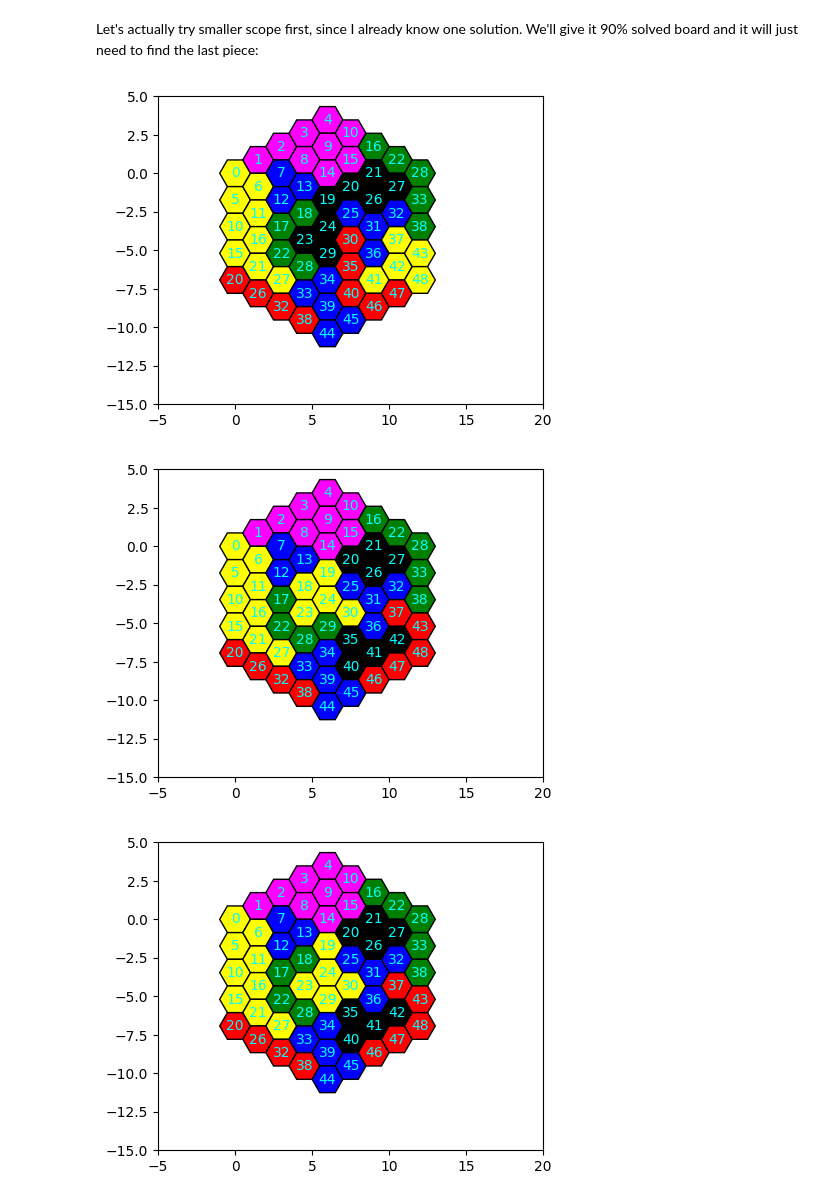
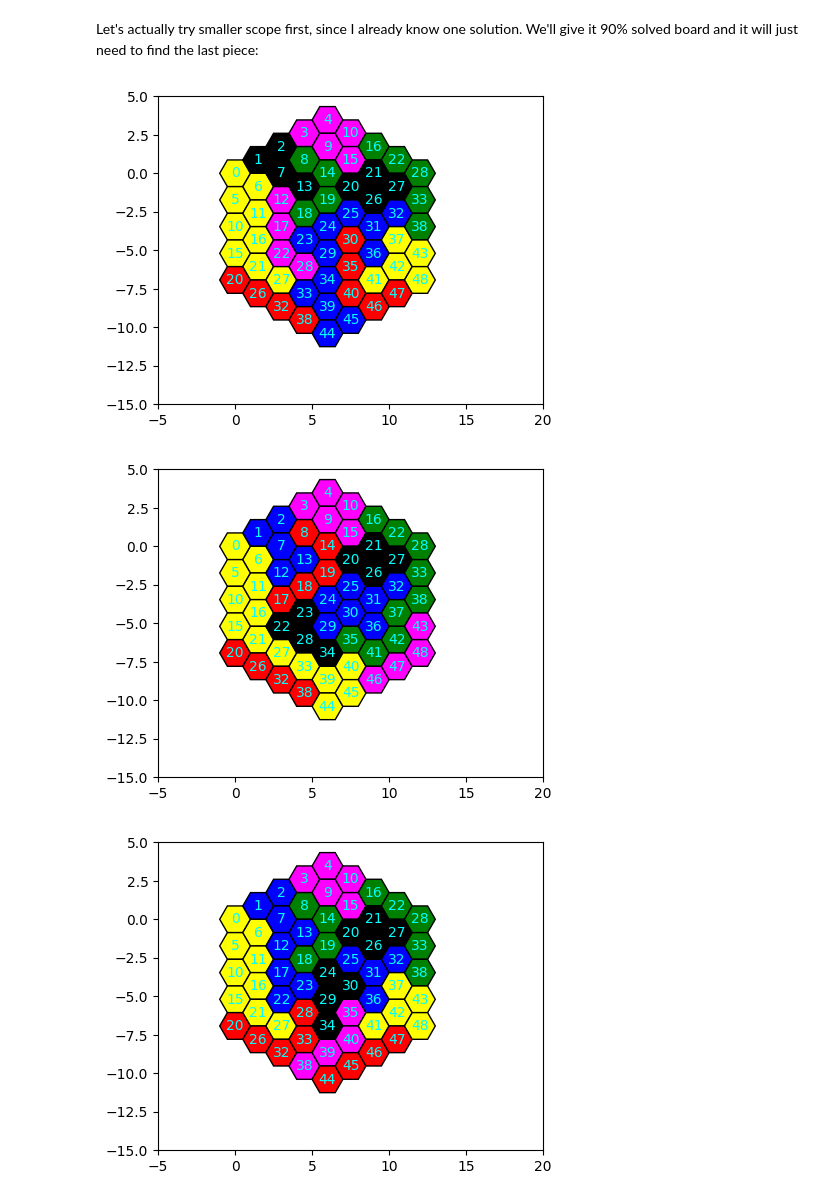
Before and after one commit to nesaboz/hexagon-puzzle, a Jupyter notebook: main.ipynb, the cells around one changed output. Saved outputs shown, nothing was run; the diff lists cells and outputs as text; code cells hidden in the pictures.

```diff
--- a/main.ipynb
+++ b/main.ipynb
@@ -140,27 +127,27 @@ Let's actually try smaller scope first, since I already know one solution. We'll
 # %%
 board = Board()
 _ = board.add_piece(rotate(gun, 300))
 _ = board.add_piece(translate(rotate(olympics, 120), (5,2)))
 _ = board.add_piece(translate(rotate(tent, 240), (8,4)))
 _ = board.add_piece(translate(rotate(star, 0), (5,3)))
 _ = board.add_piece(translate(rotate(snowflake, 0), (5,4)))
 _ = board.add_piece(translate(rotate(flag, 60), (0,3)))
-_ = board.add_piece(translate(rotate(post, 60), (1,0)))
+# _ = board.add_piece(translate(rotate(post, 60), (1,0)))
 # _ = board.add_piece(translate(rotate(bowl, 0), (2,3)))
-_ = board.add_piece(translate(rotate(tiny, 0), (2,1)))
+# _ = board.add_piece(translate(rotate(tiny, 0), (2,1)))
 # _ = board.add_piece(translate(rotate(duck, 0), (3,3)))
 # _ = board.add_piece(translate(rotate(bone, 120), (4,8)))
 # _ = board.add_piece(translate(rotate(pole, 300), (0,4)))
 
 solutions = []
-leftover = [bowl, duck, bone, pole, hook, pipe]  # tiny
+leftover = [post, tiny, bowl, duck, bone, pole, hook, pipe]
 n = len(leftover)
 tic = time.time()
 backtrack(board, leftover, solutions)
 toc = time.time()
 
 logging.info(f'For {n} leftovers, found {len(solutions)} solutions in {toc-tic:.2f} seconds')
 # %% [output]
-[figure, old version]
+[figure, new version]
-[figure, old version]
+[figure, new version]
-[figure, old version]
+[figure, new version]
```
Also changed, not shown: parts of 6 cells of this notebook, 31 other files.
